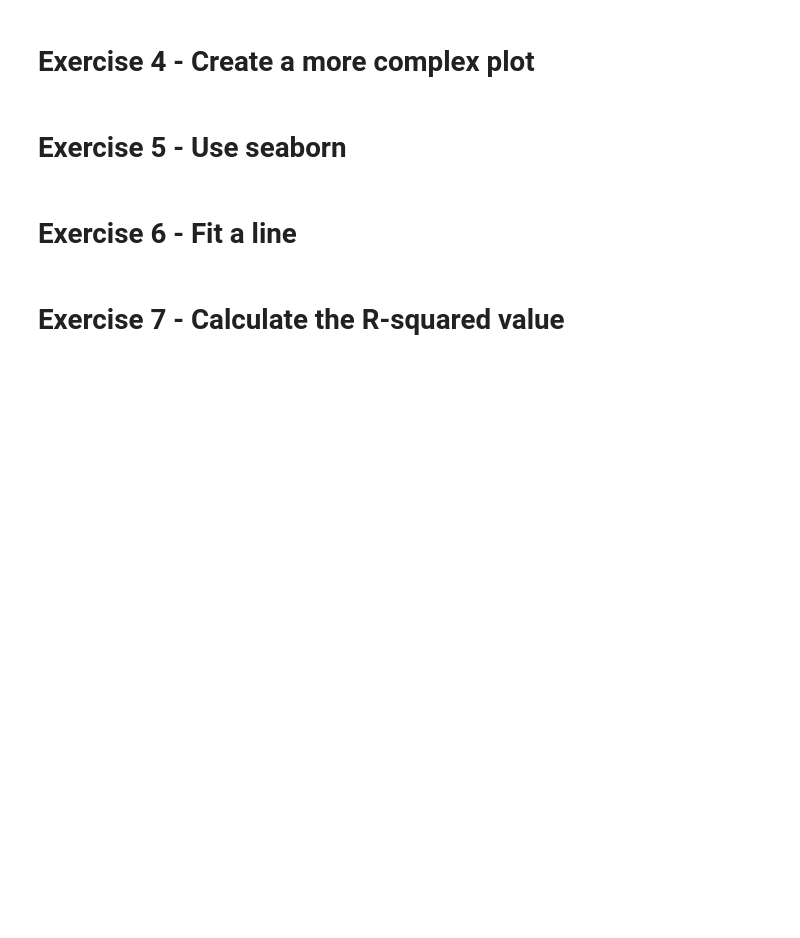
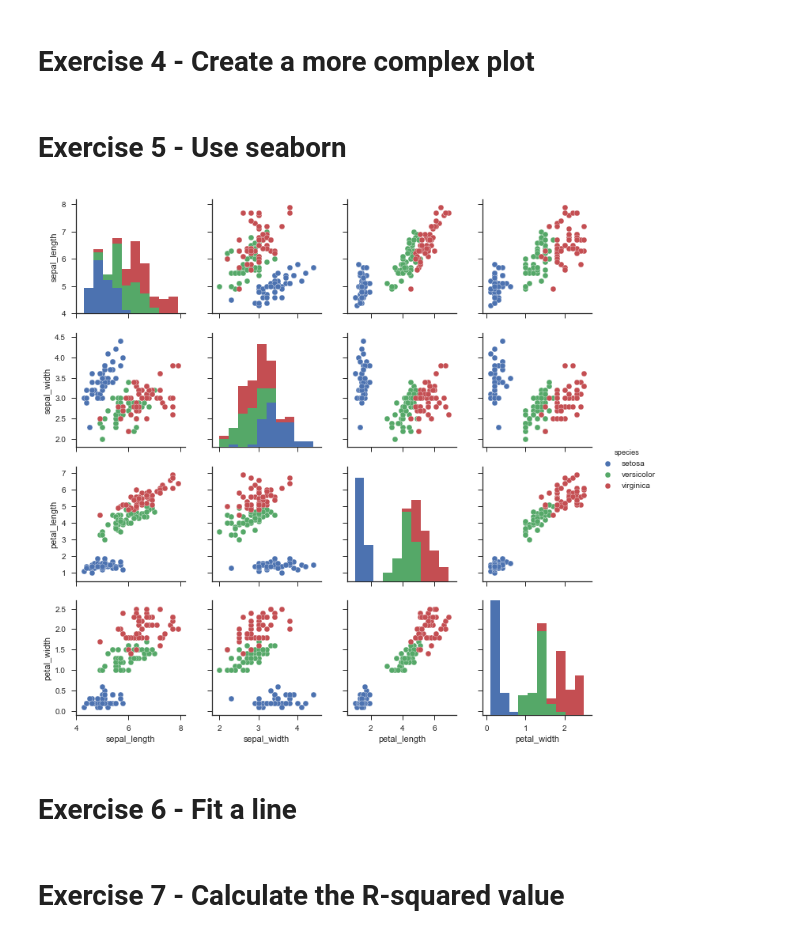
Before and after one commit to LauraForde/Jupyter-Pyplot-Numpy, a Jupyter notebook: jupyter-pyplot-numpy.ipynb, the cells around one changed output. Cells and saved outputs as stored; diff of their text form; code cells hidden in the pictures; blank space fills up the shorter version.

```diff
--- a/jupyter-pyplot-numpy.ipynb
+++ b/jupyter-pyplot-numpy.ipynb
@@ -60,6 +60,19 @@ pl.show()
 # Exercise 4 - Create a more complex plot
 # %% [markdown]
 # Exercise 5 - Use seaborn
+# %%
+# Adapted from
+# https://stackoverflow.com/questions/26597116/seaborn-plots-not-showing-up
+
+import seaborn as sea
+sea.set(style="ticks")
+
+sea.plt.rcParams['figure.figsize'] = (16,8)
+df = sea.load_dataset("iris")
+sea.pairplot(df, hue="species")
+sea.plt.show()
+# %% [output]
+[figure, added]
 # %% [markdown]
 # Exercise 6 - Fit a line
 # %% [markdown]
```
